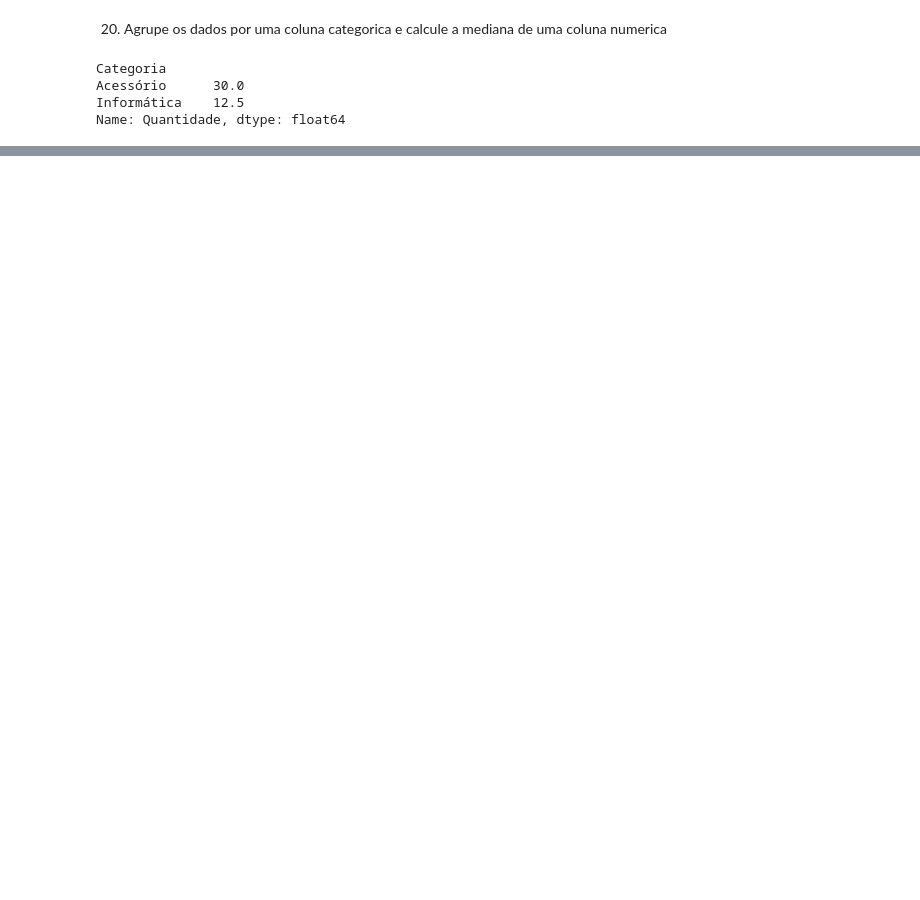
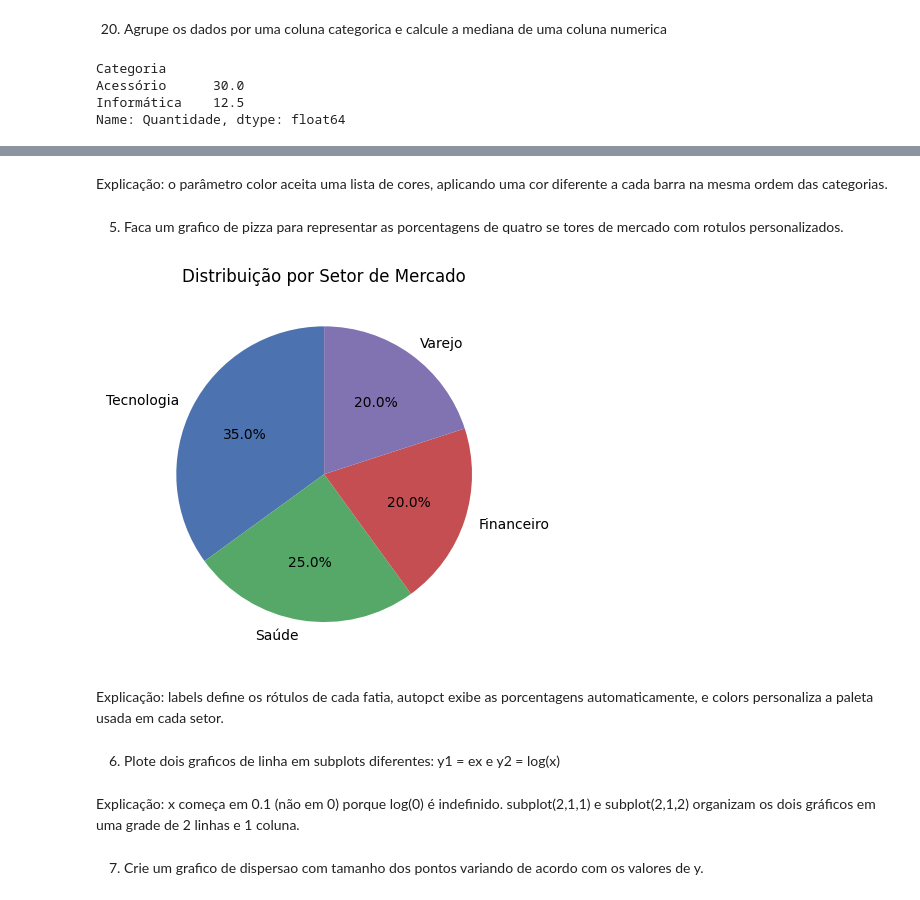
Before and after one commit to liraaricardo/exercicios-biblioteca-python, a Jupyter notebook: Exercicios_PythonBiblioteca__Ricardo_Lira_6B_Noturno_.ipynb, the cells around one changed output, grey strips where cells are left out. Drawn from its saved outputs; the diff is of its cells as text; code cells hidden in the pictures; blank space fills up the shorter version.

```diff
--- a/Exercicios_PythonBiblioteca__Ricardo_Lira_6B_Noturno_.ipynb
+++ b/Exercicios_PythonBiblioteca__Ricardo_Lira_6B_Noturno_.ipynb
@@ -1213,0 +1329,21 @@ Name: Quantidade, dtype: float64
+# %% [markdown]
+Explicação: o parâmetro color aceita uma lista de cores, aplicando uma cor diferente a cada barra na mesma ordem das categorias.
+# %% [markdown]
+5. Faca um grafico de pizza para representar as porcentagens de quatro se
+tores de mercado com rotulos personalizados.
+# %%
+import matplotlib.pyplot as plt
+
+setores = ['Tecnologia', 'Saúde', 'Financeiro', 'Varejo']
+percentuais = [35, 25, 20, 20]
+
+plt.pie(percentuais, labels=setores, autopct='%1.1f%%', startangle=90,
+        colors=['#4C72B0', '#55A868', '#C44E52', '#8172B2'])
+plt.title("Distribuição por Setor de Mercado")
+plt.show()
+# %% [output]
+[figure, added]
+# %% [markdown]
+Explicação: labels define os rótulos de cada fatia, autopct exibe as porcentagens automaticamente, e colors personaliza a paleta usada em cada setor.
+# %% [markdown]
+6. Plote dois graficos de linha em subplots diferentes: y1 = ex e y2 = log(x)
@@ -1213,0 +1368,5 @@ Name: Quantidade, dtype: float64
+# %% [markdown]
+Explicação: x começa em 0.1 (não em 0) porque log(0) é indefinido. subplot(2,1,1) e subplot(2,1,2) organizam os dois gráficos em uma grade de 2 linhas e 1 coluna.
+# %% [markdown]
+7. Crie um grafico de dispersao com tamanho dos pontos variando de acordo
+com os valores de y.
```
Also changed, not shown: parts of 73 cells of this notebook.
